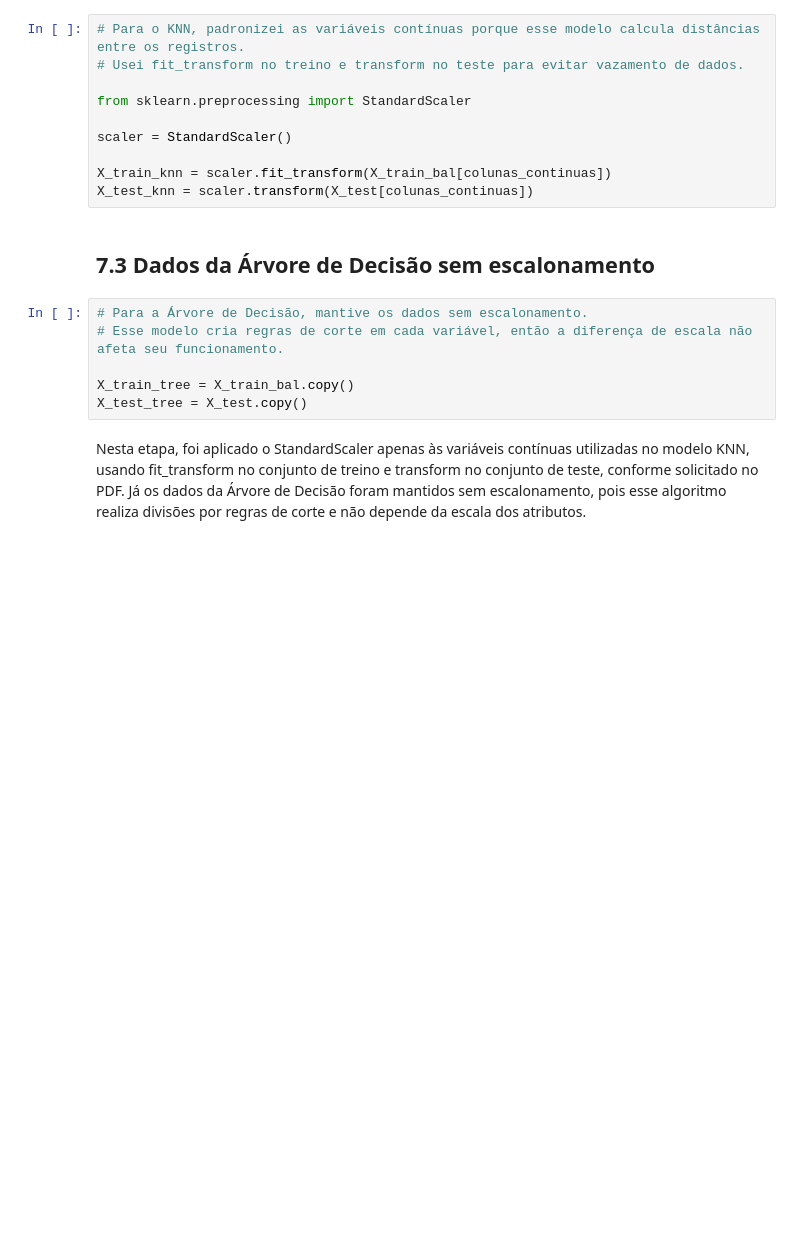
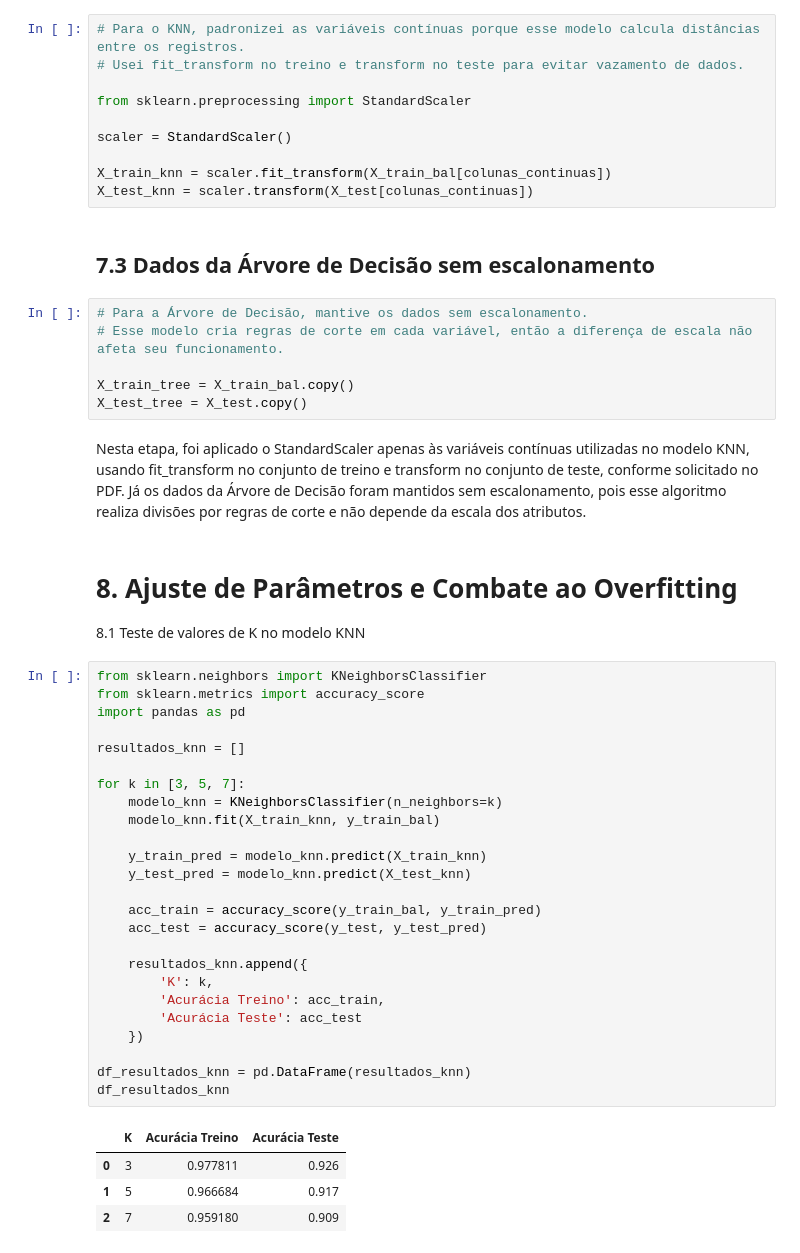
Before and after one commit to acaciarosar/predictmaint-ai, a Jupyter notebook: predictmaint_ai.ipynb, the cells around one changed output. Cells and saved outputs as stored; diff of their text form; blank space fills up the shorter version.

Commit message:
feat: conclui ajuste de parametros

```diff
--- a/predictmaint_ai.ipynb
+++ b/predictmaint_ai.ipynb
@@ -418,3 +418,37 @@ X_train_tree = X_train_bal.copy()
 X_test_tree = X_test.copy()
 # %% [markdown]
 Nesta etapa, foi aplicado o StandardScaler apenas às variáveis contínuas utilizadas no modelo KNN, usando fit_transform no conjunto de treino e transform no conjunto de teste, conforme solicitado no PDF. Já os dados da Árvore de Decisão foram mantidos sem escalonamento, pois esse algoritmo realiza divisões por regras de corte e não depende da escala dos atributos.
+# %% [markdown]
+# 8. Ajuste de Parâmetros e Combate ao Overfitting
+
+8.1 Teste de valores de K no modelo KNN
+# %%
+from sklearn.neighbors import KNeighborsClassifier
+from sklearn.metrics import accuracy_score
+import pandas as pd
+
+resultados_knn = []
+
+for k in [3, 5, 7]:
+    modelo_knn = KNeighborsClassifier(n_neighbors=k)
+    modelo_knn.fit(X_train_knn, y_train_bal)
+
+    y_train_pred = modelo_knn.predict(X_train_knn)
+    y_test_pred = modelo_knn.predict(X_test_knn)
+
+    acc_train = accuracy_score(y_train_bal, y_train_pred)
+    acc_test = accuracy_score(y_test, y_test_pred)
+
+    resultados_knn.append({
+        'K': k,
+        'Acurácia Treino': acc_train,
+        'Acurácia Teste': acc_test
+    })
+
+df_resultados_knn = pd.DataFrame(resultados_knn)
+df_resultados_knn
+# %% [output]
+|  | K | Acurácia Treino | Acurácia Teste |
+| 0 | 3 | 0.977811 | 0.926 |
+| 1 | 5 | 0.966684 | 0.917 |
+| 2 | 7 | 0.959180 | 0.909 |
```
Also changed, not shown: parts of 5 cells of this notebook.
